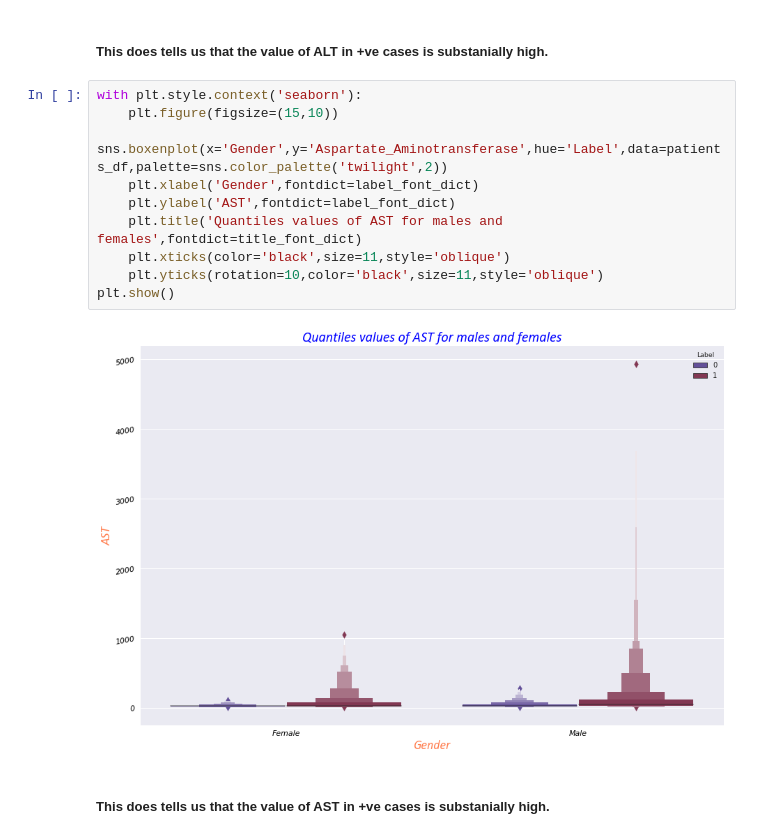
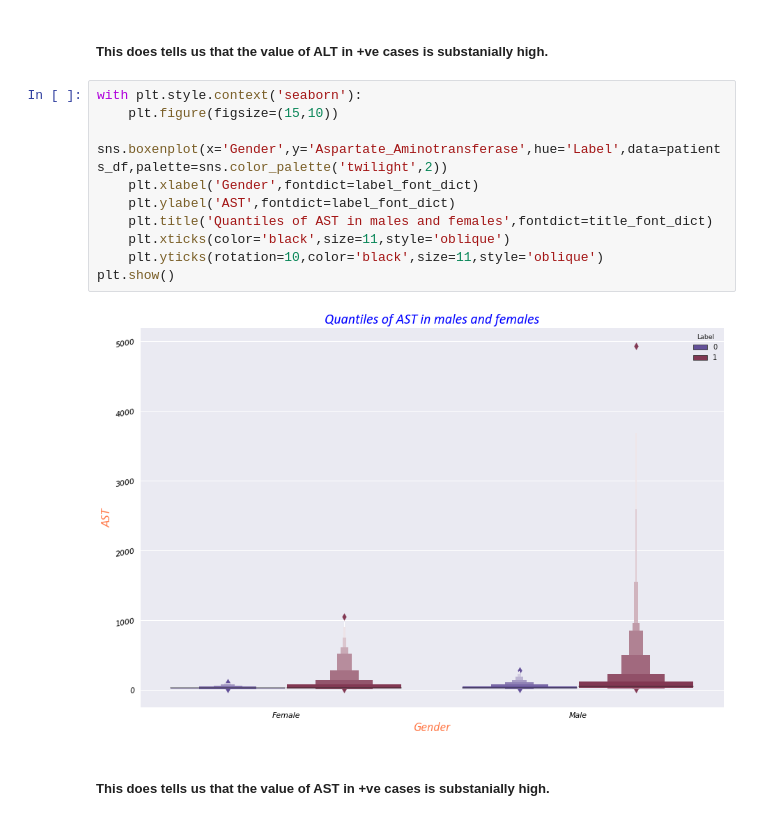
Before and after one commit to raj-shr-git/Liver_Disease_Data_Analysis, a Jupyter notebook: Liver_Patients_Classifier.ipynb, the cells around one changed output. Cells and saved outputs as stored; diff of their text form.

```diff
--- a/Liver_Patients_Classifier.ipynb
+++ b/Liver_Patients_Classifier.ipynb
@@ -903,15 +903,15 @@ plt.show()
 # %%
 with plt.style.context('seaborn'):
     plt.figure(figsize=(15,10))
     sns.boxenplot(x='Gender',y='Aspartate_Aminotransferase',hue='Label',data=patients_df,palette=sns.color_palette('twilight',2))
     plt.xlabel('Gender',fontdict=label_font_dict)
     plt.ylabel('AST',fontdict=label_font_dict)
-    plt.title('Quantiles values of AST for males and females',fontdict=title_font_dict)
+    plt.title('Quantiles of AST in males and females',fontdict=title_font_dict)
     plt.xticks(color='black',size=11,style='oblique')
     plt.yticks(rotation=10,color='black',size=11,style='oblique')
 plt.show()
 # %% [output]
-[figure, old version]
+[figure, new version]
 # %% [markdown]
 ##### **This does tells us that the value of AST in +ve cases is substanially high.**
 # %%
```
Also changed, not shown: parts of 14 cells of this notebook.
